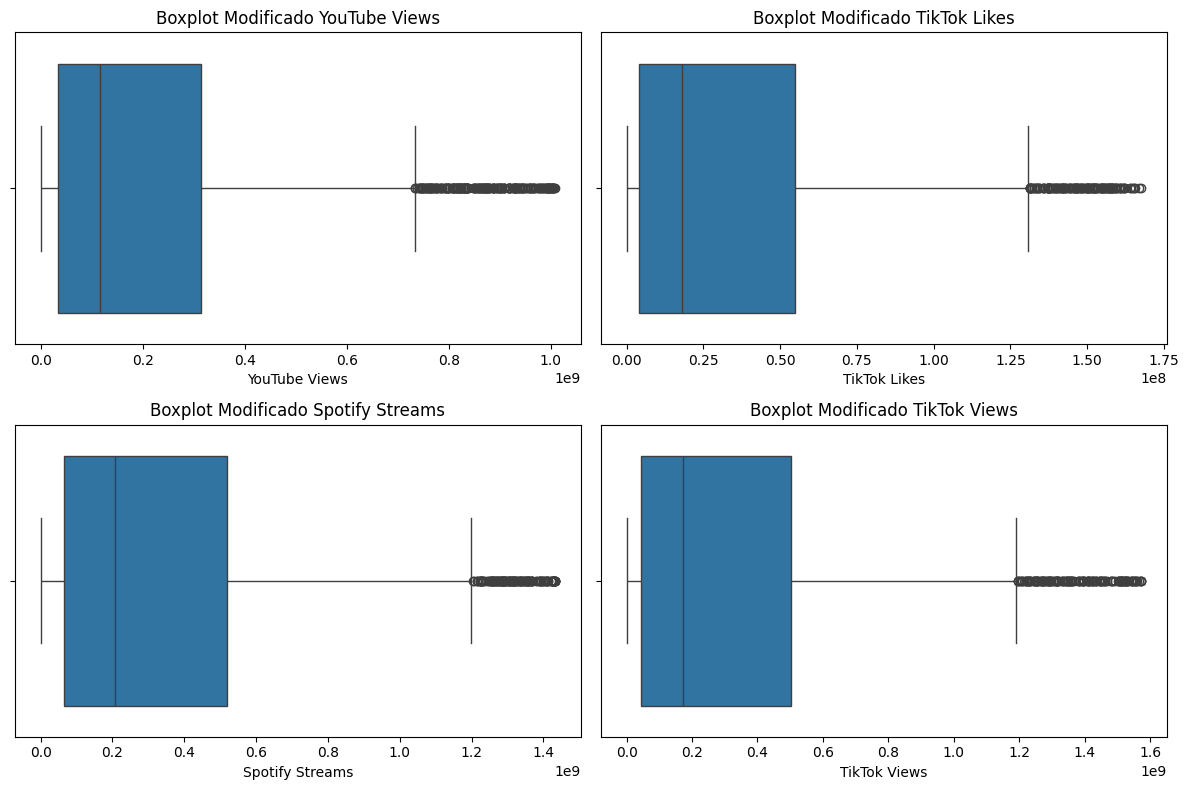
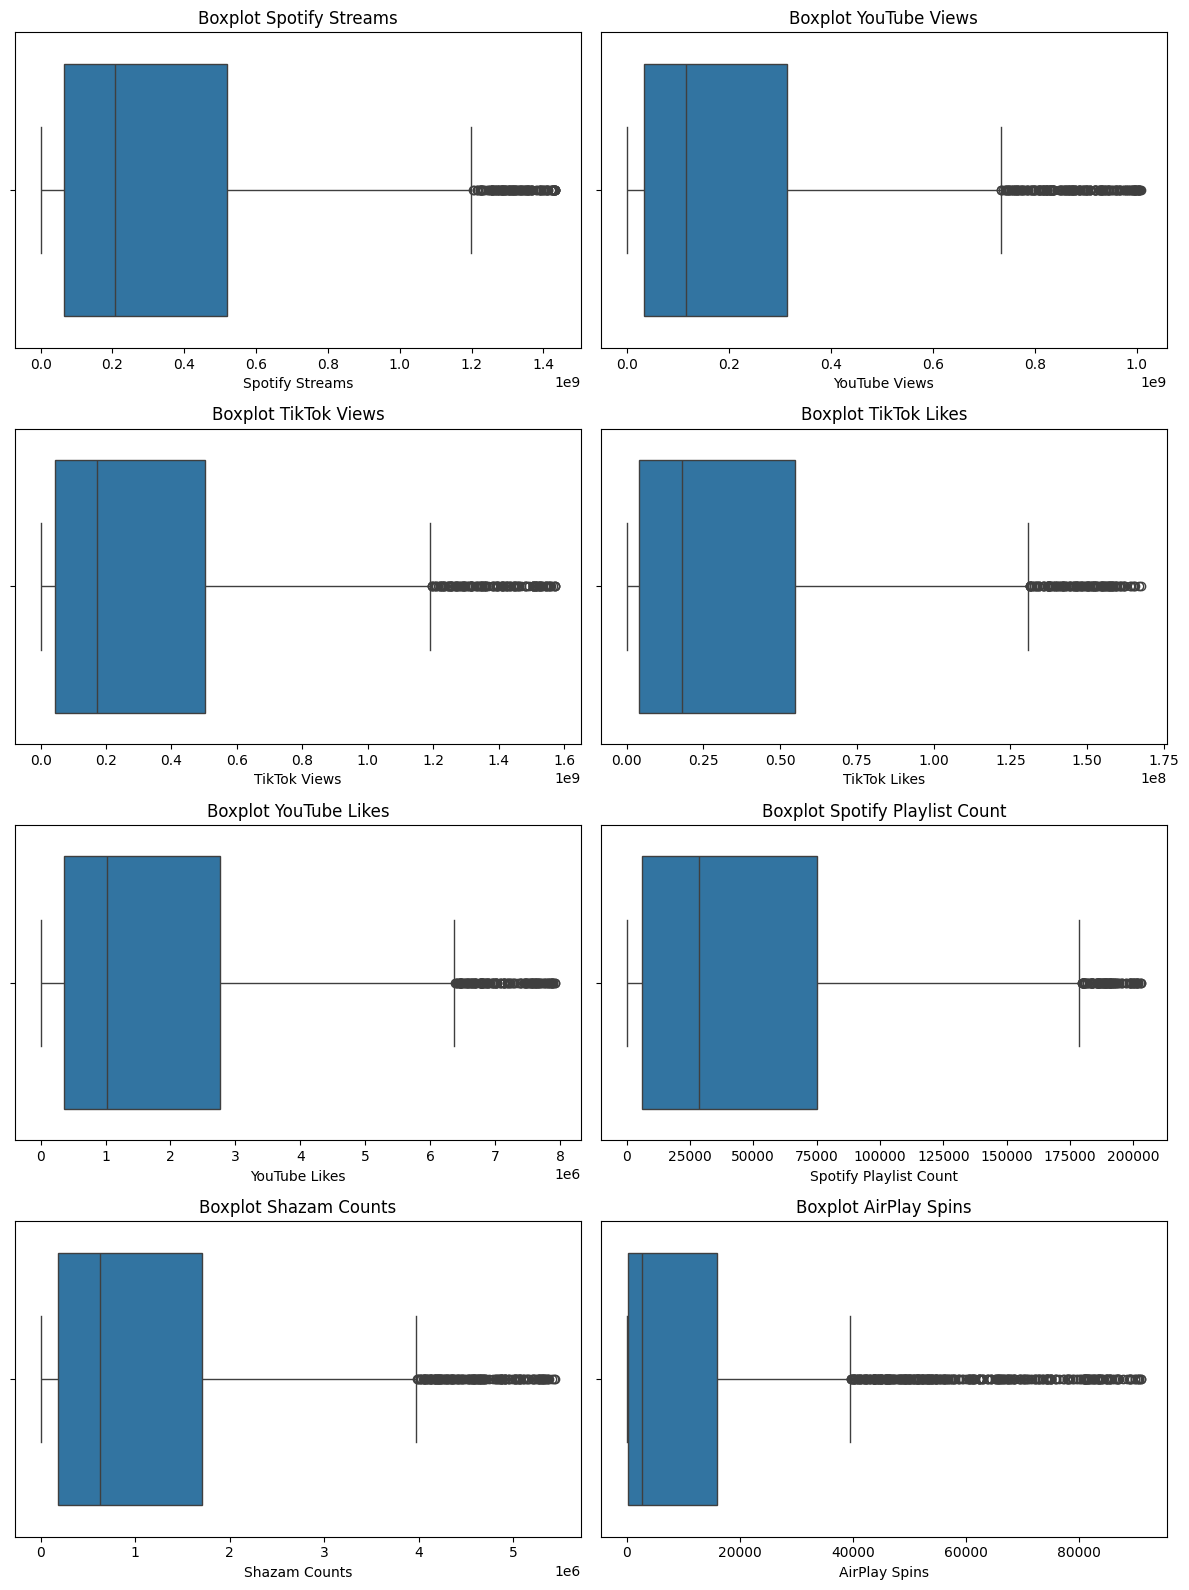
The change to this notebook cell's code, shown as a diff; its figure went from the first image to the second:
--- before
+++ after
@@ -1,6 +1,6 @@
-dados = {'Spotify Streams', 'YouTube Views', 'TikTok Views', 'TikTok Likes'}
+dados = ['Spotify Streams', 'YouTube Views', 'TikTok Views', 'TikTok Likes', 'YouTube Likes', 'Spotify Playlist Count', 'Shazam Counts', 'AirPlay Spins']
 cont = 1
 
-plt.figure(figsize=(12,8))
+plt.figure(figsize=(12,16))
 for dado in dados:
   Q1 = df_musicas[dado].quantile(0.25)
@@ -9,15 +9,14 @@
 
   df_musicas_clean = df_musicas.copy(deep=True)
-
   df_musicas_clean.drop(df_musicas_clean[df_musicas_clean[dado] <= 0].index, axis=0, inplace=True)
   df_musicas_clean.drop(df_musicas_clean[df_musicas_clean[dado] > (Q3 + 1.5*IQR)].index, axis=0, inplace=True)
 
-  plt.subplot(2,2,cont)
+  plt.subplot(4,2,cont)
   sns.boxplot(x=df_musicas_clean[dado])
-  plt.title(f"Boxplot Modificado {dado}")
+  plt.title(f"Boxplot {dado}")
   cont += 1
 
-print(f"Dados dataset original: {df_musicas.shape[0]}")
-print(f"Dados dataset modific.: {df_musicas_clean.shape[0]}")
+  qtdRemovidos = df_musicas.shape[0] - df_musicas_clean.shape[0]
+  print(f"{dado} original: {df_musicas.shape[0]} | após filtragem: {df_musicas_clean.shape[0]} | removidos: {qtdRemovidos}")
 
 plt.tight_layout()

Commit: feat: Normalizando código da plotagem dos boxplots das variáveis